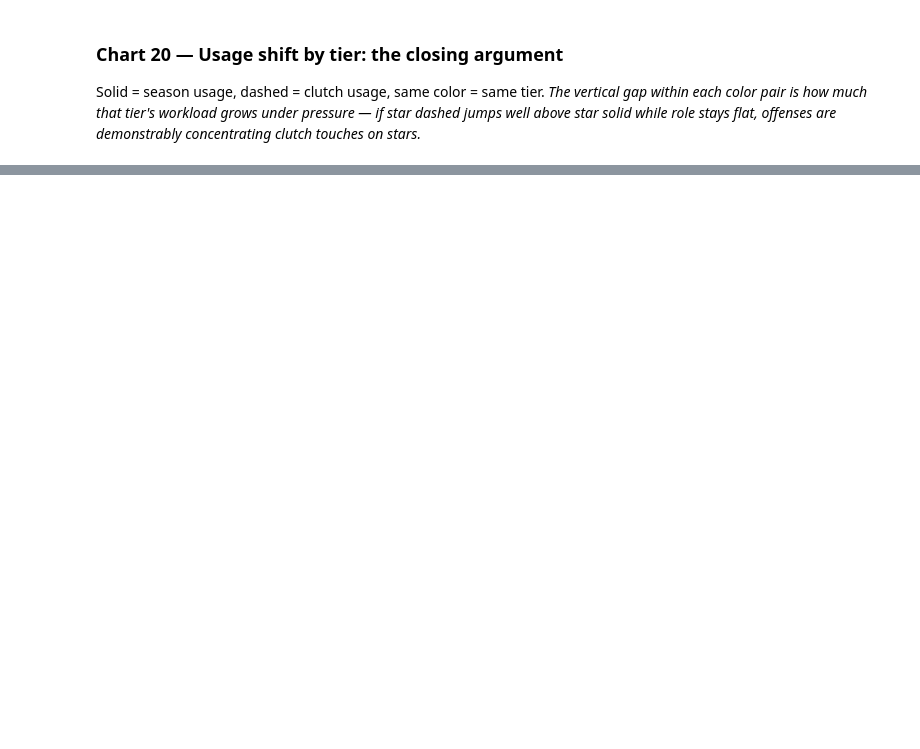
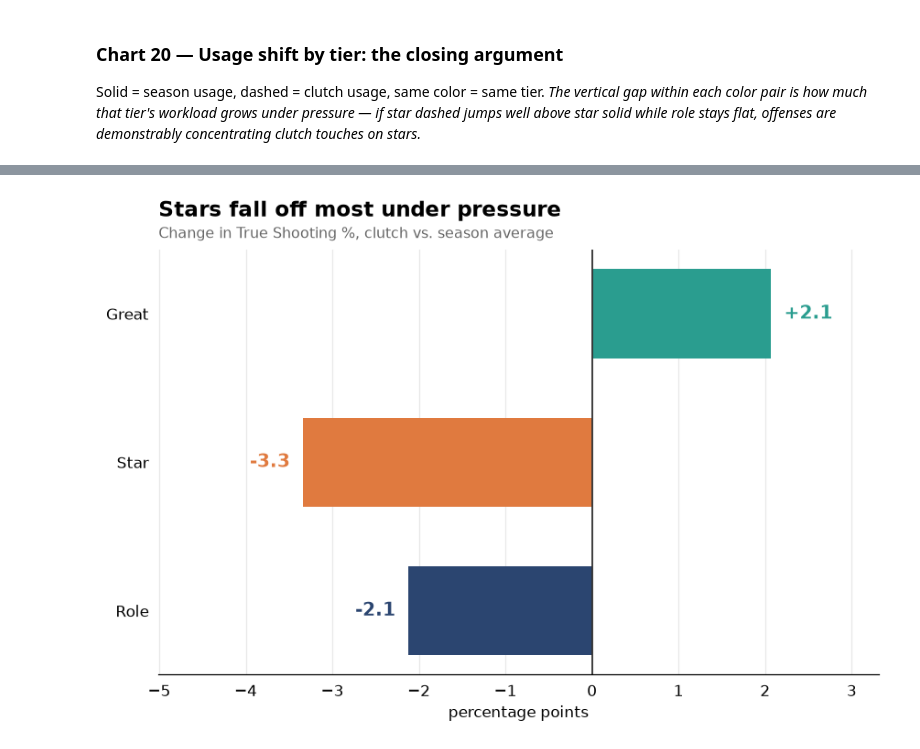
Before and after one commit to DanielBubalo/nba-clutch-reputation-data, a Jupyter notebook: nba_graphing_data.ipynb, the cells around one changed output, grey strips where cells are left out. Saved outputs shown, nothing was run; the diff lists cells and outputs as text; code cells hidden in the pictures; blank space fills up the shorter version.

```diff
--- a/nba_graphing_data.ipynb
+++ b/nba_graphing_data.ipynb
@@ -860,0 +908,22 @@ plt.show()
+# %%
+order = ['Role', 'Star', 'Great']
+d = (df.groupby('group')['TS_DELTA'].mean() * 100).reindex(order)
+
+fig, ax = plt.subplots(figsize=(8, 5.5))
+bars = ax.barh(order, d.values, color=[TIER_C[g] for g in order], height=0.6)
+ax.axvline(0, color='#333', linewidth=1.2)
+
+for bar, val in zip(bars, d.values):
+    ax.text(val + (0.15 if val >= 0 else -0.15), bar.get_y() + bar.get_height()/2,
+            f'{val:+.1f}', va='center', ha='left' if val >= 0 else 'right',
+            fontweight='bold', fontsize=13, color=bar.get_facecolor())
+
+titled(ax, 'Stars fall off most under pressure',
+       'Change in True Shooting %, clutch vs. season average')
+ax.set_xlabel('percentage points')
+ax.set_xlim(min(d.min()*1.5, -1), max(d.max()*1.6, 1))
+ax.grid(axis='y', visible=False)
+plt.tight_layout()
+plt.show()
+# %% [output]
+[figure, added]
```
Also changed, not shown: parts of 19 cells of this notebook.
